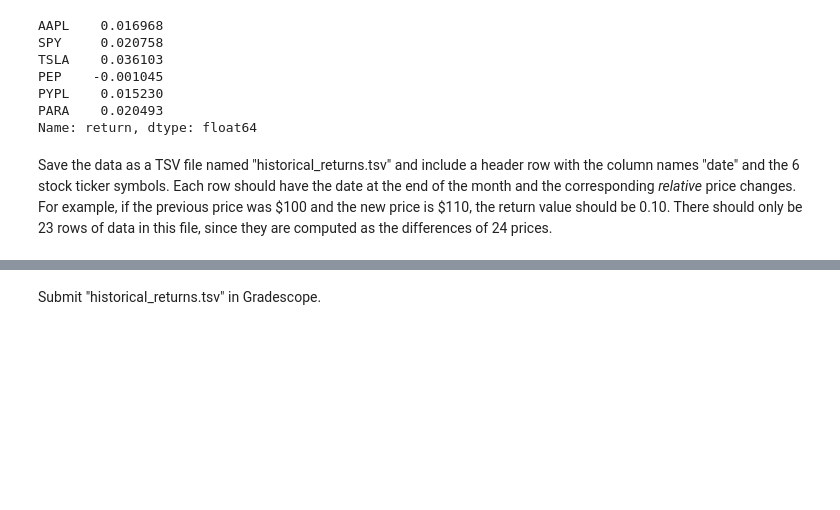
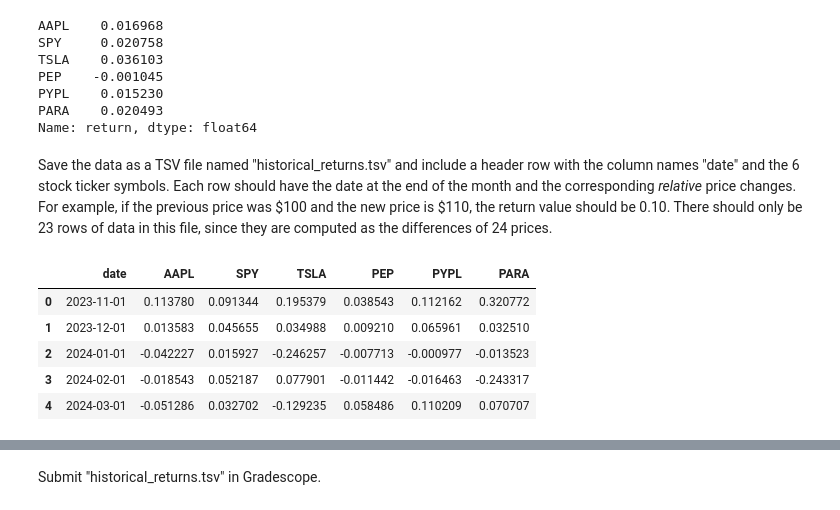
Before and after one commit to polinacsv/dx704-project-01, a Jupyter notebook: project.ipynb, the cells around one changed output, grey strips where cells are left out. Saved outputs shown, nothing was run; the diff lists cells and outputs as text; code cells hidden in the pictures; blank space fills up the shorter version.

```diff
--- a/project.ipynb
+++ b/project.ipynb
@@ -289,6 +289,15 @@ Save the data as a TSV file named "historical_returns.tsv" and include a header
 Each row should have the date at the end of the month and the corresponding *relative* price changes.
 For example, if the previous price was \$100 and the new price is \$110, the return value should be 0.10.
 There should only be 23 rows of data in this file, since they are computed as the differences of 24 prices.
+# %%
+historical_returns.head()
+# %% [output]
+|  | date | AAPL | SPY | TSLA | PEP | PYPL | PARA |
+| 0 | 2023-11-01 | 0.113780 | 0.091344 | 0.195379 | 0.038543 | 0.112162 | 0.320772 |
+| 1 | 2023-12-01 | 0.013583 | 0.045655 | 0.034988 | 0.009210 | 0.065961 | 0.032510 |
+| 2 | 2024-01-01 | -0.042227 | 0.015927 | -0.246257 | -0.007713 | -0.000977 | -0.013523 |
+| 3 | 2024-02-01 | -0.018543 | 0.052187 | 0.077901 | -0.011442 | -0.016463 | -0.243317 |
+| 4 | 2024-03-01 | -0.051286 | 0.032702 | -0.129235 | 0.058486 | 0.110209 | 0.070707 |
 # %%
 # YOUR CHANGES HERE
 
```
Also changed, not shown: parts of 20 cells of this notebook, 5 other files.
